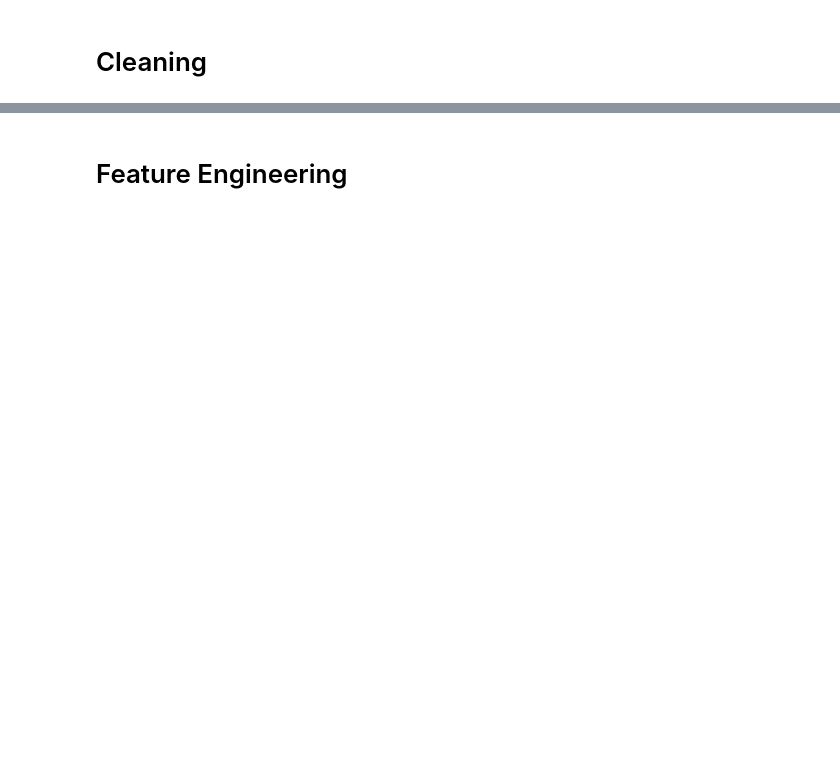
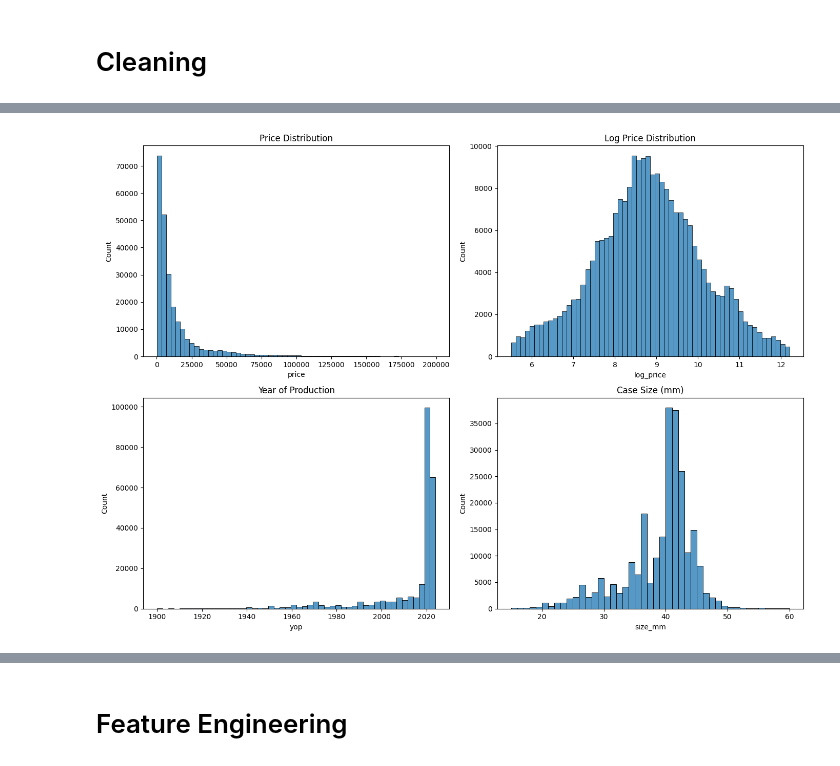
Before and after one commit to Glazochek/chrono24_price_prediction, a Jupyter notebook: notebooks/EDA.ipynb, the cells around one changed output, grey strips where cells are left out. Drawn from its saved outputs; the diff is of its cells as text; code cells hidden in the pictures; blank space fills up the shorter version.

```diff
--- a/notebooks/EDA.ipynb
+++ b/notebooks/EDA.ipynb
@@ -3,12 +3,22 @@
 # %% [markdown]
 # Load Data and Inspect
 # %%
+!pip install kagglehub -q
+
+import kagglehub
 import pandas as pd
 import numpy as np
 
 pd.set_option('display.max_columns', None)
 
-df = pd.read_csv("/kaggle/input/datasets/philmorekoung11/luxury-watch-listings/Watches.csv")
+path = kagglehub.dataset_download("philmorekoung11/luxury-watch-listings")
+print(f"Dataset downloaded to: {path}")
+
+import os
+for f in os.listdir(path):
+    print(f)
+
+df = pd.read_csv(f"{path}/Watches.csv")
 
 print(f"Shape: {df.shape}")
 print(f"\nDtypes:\n{df.dtypes}")
@@ -53,35 +179,66 @@ print(f"\nsize_mm stats:\n{df['size_mm'].describe()}")
 # %%
+# @title
 import matplotlib.pyplot as plt
 import seaborn as sns
 
-df.loc[(df['size_mm'] < 15) | (df['size_mm'] > 60), 'size_mm'] = np.nan
-df.loc[(df['yop'] < 1900) | (df['yop'] > 2026), 'yop'] = np.nan
-
-low, high = df['price'].quantile([0.005, 0.995])
-df = df[(df['price'] >= low) & (df['price'] <= high)]
-
-df['log_price'] = np.log1p(df['price'])
-
 fig, axes = plt.subplots(2, 2, figsize=(14, 10))
 sns.histplot(df['price'], bins=60, ax=axes[0, 0])
-axes[0, 0].set_title('Price')
+axes[0, 0].set_title('Price Distribution')
 sns.histplot(df['log_price'], bins=60, ax=axes[0, 1])
-axes[0, 1].set_title('Log Price')
+axes[0, 1].set_title('Log Price Distribution')
 sns.histplot(df['yop'].dropna(), bins=50, ax=axes[1, 0])
 axes[1, 0].set_title('Year of Production')
 sns.histplot(df['size_mm'].dropna(), bins=45, ax=axes[1, 1])
-axes[1, 1].set_title('Size (mm)')
+axes[1, 1].set_title('Case Size (mm)')
 plt.tight_layout()
 plt.show()
 
-top_brands = df.groupby('brand')['price'].median().sort_values(ascending=False).head(10)
-plt.figure(figsize=(10, 5))
-top_brands.plot(kind='bar')
-plt.title('Median Price by Brand (Top 15)')
-plt.ylabel('Median Price')
+fig, axes = plt.subplots(2, 2, figsize=(14, 10))
+df['brand'].value_counts().head(15).plot(kind='bar', ax=axes[0, 0])
+axes[0, 0].set_title('Top 15 Brands by Count')
+df['condition'].value_counts().plot(kind='bar', ax=axes[0, 1])
+axes[0, 1].set_title('Condition Distribution')
+df['mvmt'].value_counts().plot(kind='bar', ax=axes[1, 0])
+axes[1, 0].set_title('Movement Type Distribution')
+df['sex'].value_counts().plot(kind='bar', ax=axes[1, 1])
+axes[1, 1].set_title('Sex Distribution')
+plt.tight_layout()
+plt.show()
+
+top_brands = df.groupby('brand')['price'].median().sort_values(ascending=False).head(15).index
+plt.figure(figsize=(12, 6))
+sns.boxplot(data=df[df['brand'].isin(top_brands)], x='brand', y='log_price', order=top_brands)
+plt.xticks(rotation=45, ha='right')
+plt.title('Log Price by Brand (Top 15 by Median Price)')
+plt.tight_layout()
+plt.show()
+
+fig, axes = plt.subplots(1, 2, figsize=(14, 5))
+sns.scatterplot(data=df.sample(min(5000, len(df))), x='yop', y='log_price', alpha=0.3, ax=axes[0])
+axes[0].set_title('Log Price vs Year of Production')
+sns.scatterplot(data=df.sample(min(5000, len(df))), x='size_mm', y='log_price', alpha=0.3, ax=axes[1])
+axes[1].set_title('Log Price vs Case Size')
+plt.tight_layout()
+plt.show()
+
+plt.figure(figsize=(6, 5))
+sns.boxplot(data=df, x='condition', y='log_price')
+plt.xticks(rotation=45, ha='right')
+plt.title('Log Price by Condition')
+plt.tight_layout()
+plt.show()
+
+numeric_cols = ['price', 'log_price', 'yop', 'size_mm']
+corr = df[numeric_cols].corr()
+plt.figure(figsize=(6, 5))
+sns.heatmap(corr, annot=True, cmap='coolwarm', center=0)
+plt.title('Correlation Heatmap')
+plt.tight_layout()
 plt.show()
 
 print(f"Shape: {df.shape}")
-print(f"Price range: {df['price'].min():.0f} - {df['price'].max():.0f}")
-print(f"\nBrand counts (top 10):\n{df['brand'].value_counts().head(50)}")
-print(f"\nCorrelation with log_price:\n{df[['log_price', 'yop', 'size_mm', 'yop_approx']].corr()['log_price']}")
+print(f"\nBrand counts (top 10):\n{df['brand'].value_counts().head(10)}")
+print(f"\nCondition counts:\n{df['condition'].value_counts()}")
+print(f"\nCorrelation with log_price:\n{corr['log_price'].abs().sort_values(ascending=False)}")
+# %% [output]
+[figure, added]
```
Also changed, not shown: parts of 9 cells of this notebook.
